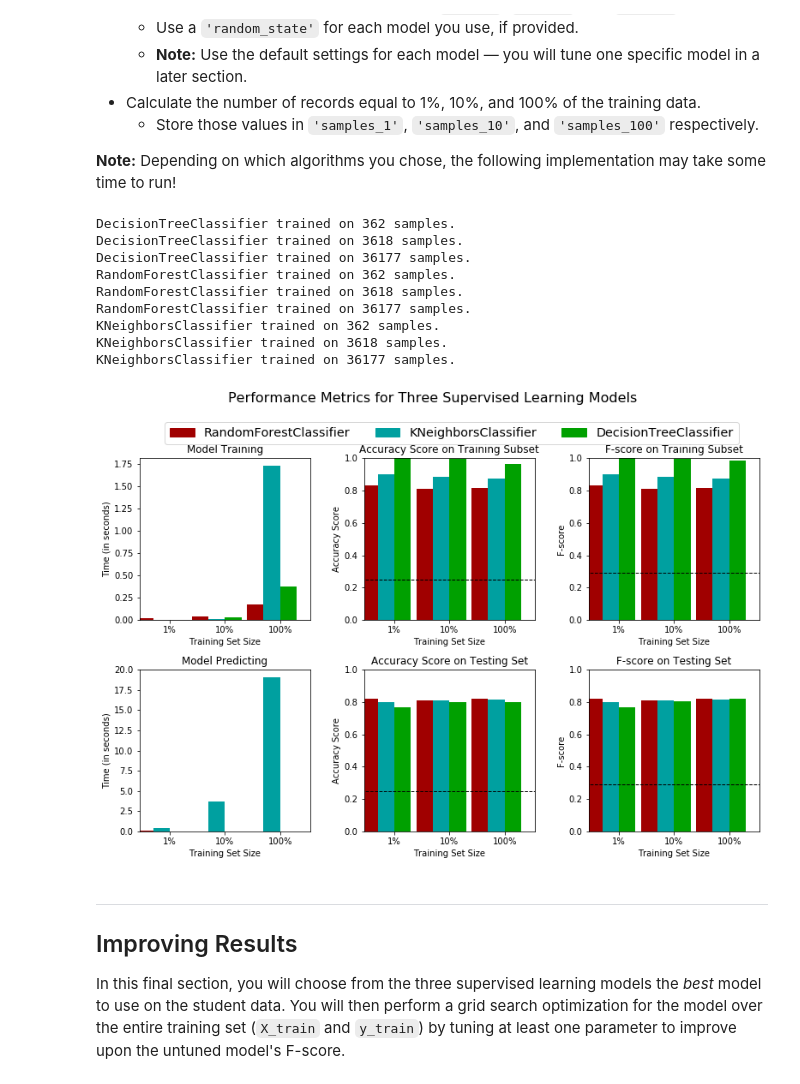
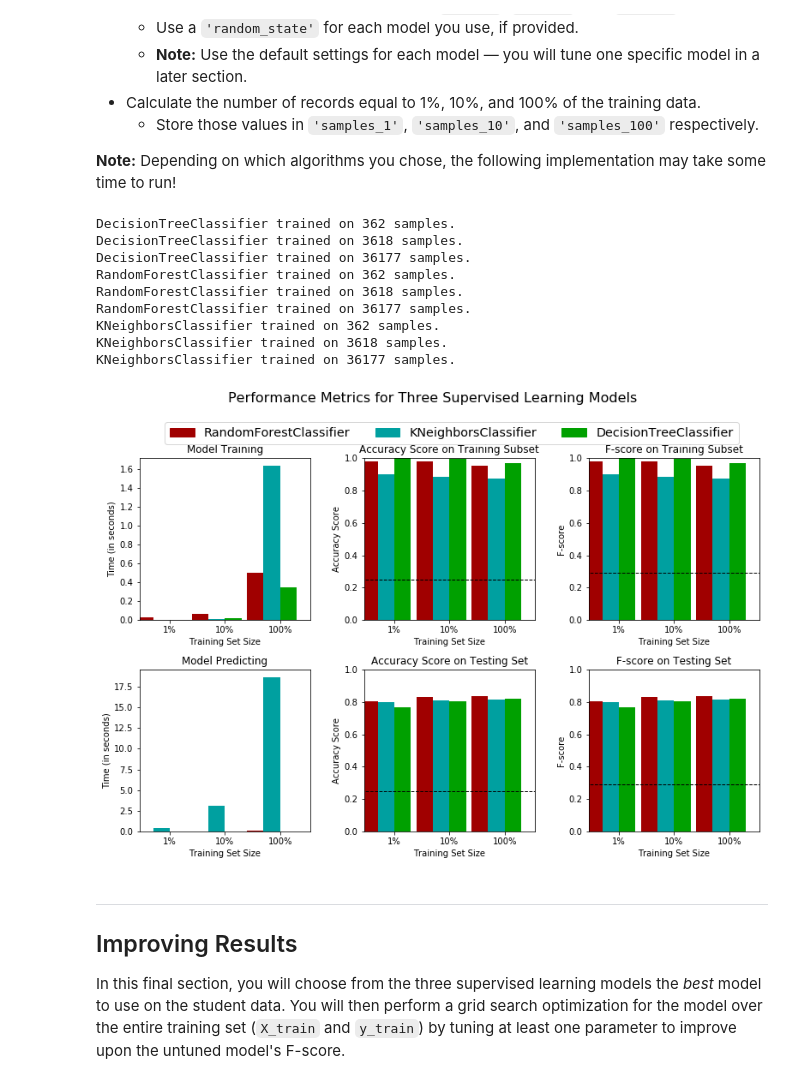
Before and after one commit to ekaprok/Finding-Donors-For-CharityML-Project, a Jupyter notebook: finding_donors.ipynb, the cells around one changed output. Saved outputs shown, nothing was run; the diff lists cells and outputs as text; code cells hidden in the pictures.

```diff
--- a/finding_donors.ipynb
+++ b/finding_donors.ipynb
@@ -165,14 +165,14 @@ Additionally, as with the non-numeric features, we need to convert the non-numer
 features_final = pd.get_dummies(data = features_log_minmax_transform)
 
 # TODO: Encode the 'income_raw' data to numerical values
-income = pd.get_dummies(data = income_raw)
+income = map(lambda x: 1 if x == '>50K' else 0, income_raw)
 
 # Print the number of features after one-hot encoding
 encoded = list(features_final.columns)
 print "{} total features after one-hot encoding.".format(len(encoded))
 
 # Uncomment the following line to see the encoded feature names
-# print encoded
+# print income
 # %% [output]
 103 total features after one-hot encoding.
 # %% [markdown]
@@ -235,16 +235,15 @@ For classification problems that are skewed in their classification distribution
 * When we have a model that always predicts '1' (i.e. the individual makes more than 50k) then our model will have no True Negatives(TN) or False Negatives(FN) as we are not making any negative('0' value) predictions. Therefore our Accuracy in this case becomes the same as our Precision(True Positives/(True Positives + False Positives)) as every prediction that we have made with value '1' that should have '0' becomes a False Positive; therefore our denominator in this case is the total number of records we have in total.
 * Our Recall score(True Positives/(True Positives + False Negatives)) in this setting becomes 1 as we have no False Negatives.
 # %%
-total = income.count().get(">50K")
 # Counting the ones as this is the naive case. Note that 'income' is the 'income_raw' data encoded to numerical values done in the data preprocessing step.
-TP = np.sum(income.get(">50K"))
-FP = total - TP # Specific to the naive case
+TP = np.sum(income)
+FP = len(income)- TP # Specific to the naive case
 
 TN = 0 # No predicted negatives in the naive case
 FN = 0 # No predicted negatives in the naive case
 
 # TODO: Calculate accuracy, precision and recall
-accuracy = (TP + TN)*1.0 / total
+accuracy = (TP + TN)*1.0 / (TP+FP)
 recall = TP*1.0 / (TP + FN)
 precision = TP*1.0 / (TP + FP)
 
@@ -381,39 +380,39 @@ from sklearn.neighbors import KNeighborsClassifier
 
 # TODO: Initialize the three models
 clf_A = DecisionTreeClassifier(random_state=0)
-clf_B = RandomForestClassifier(max_depth=4, random_state=0)
+clf_B = RandomForestClassifier(random_state=0)
 clf_C = KNeighborsClassifier(n_neighbors=3)
 
 # TODO: Calculate the number of samples for 1%, 10%, and 100% of the training data
 # HINT: samples_100 is the entire training set i.e. len(y_train)
 # HINT: samples_10 is 10% of samples_100
 # HINT: samples_1 is 1% of samples_100
 samples_100 = len(y_train)
 samples_10 = int(round(samples_100 * 0.1))
 samples_1 = int(round(samples_100 * 0.01))
 
 # Collect results on the learners
 results = {}
 for clf in [clf_A, clf_B, clf_C]:
     clf_name = clf.__class__.__name__
     results[clf_name] = {}
     for i, samples in enumerate([samples_1, samples_10, samples_100]):
         results[clf_name][i] = \
         train_predict(clf, samples, X_train, y_train, X_test, y_test)
 
 # Run metrics visualization for the three supervised learning models chosen
 vs.evaluate(results, accuracy, fscore)
 # %% [output]
 DecisionTreeClassifier trained on 362 samples.
 DecisionTreeClassifier trained on 3618 samples.
 DecisionTreeClassifier trained on 36177 samples.
 RandomForestClassifier trained on 362 samples.
 RandomForestClassifier trained on 3618 samples.
 RandomForestClassifier trained on 36177 samples.
 KNeighborsClassifier trained on 362 samples.
 KNeighborsClassifier trained on 3618 samples.
 KNeighborsClassifier trained on 36177 samples.
-[figure, old version]
+[figure, new version]
 # %% [markdown]
 ----
 ## Improving Results
```
Also changed, not shown: parts of 2 cells of this notebook, 3 other files.
